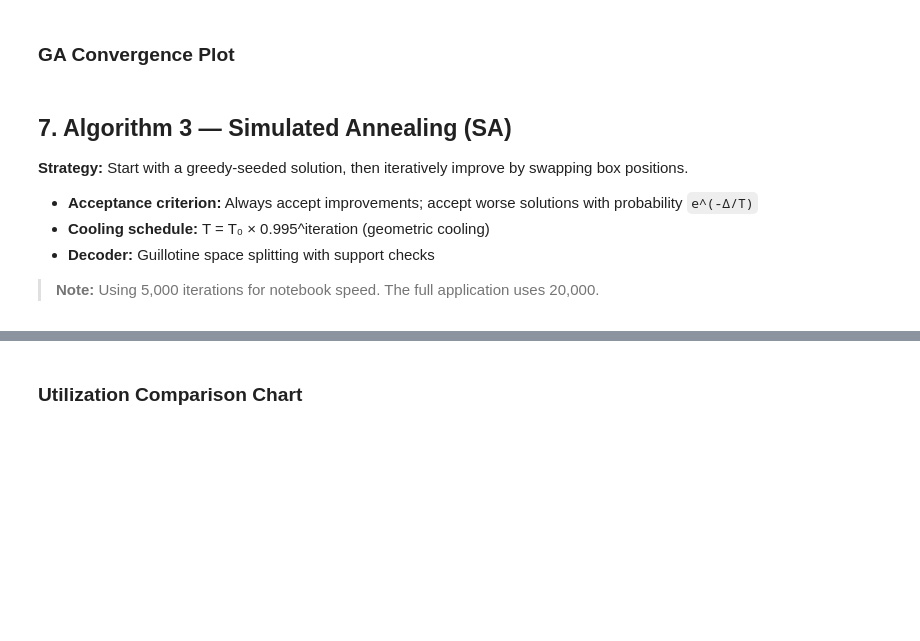
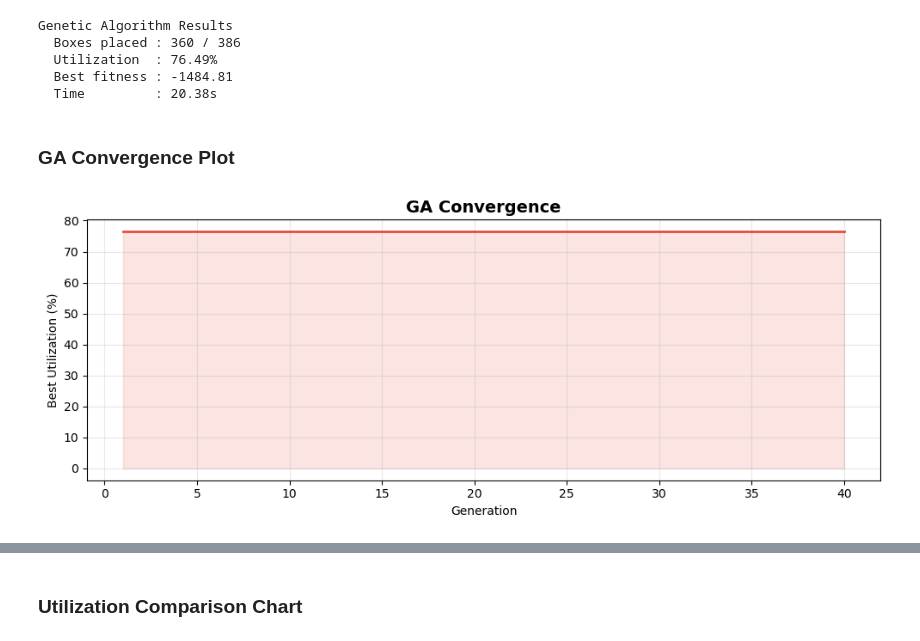
Before and after one commit to ayyoubbouchama/AI-Project10, a Jupyter notebook: notebooks/main.ipynb, the cells around one changed output, grey strips where cells are left out. Drawn from its saved outputs; the diff is of its cells as text; code cells hidden in the pictures; blank space fills up the shorter version.

```diff
--- a/notebooks/main.ipynb
+++ b/notebooks/main.ipynb
@@ -97,10 +0,0 @@ plt.show()
-# %%
-from core.models import Box, Container
-from core.data_loader import load_data
-
-boxes, container = load_data(DATA_PATH)
-print(f"Loaded {len(boxes)} boxes into {container}")
-print(f"Container volume: {container.volume():,} cm³")
-print(f"\nSample boxes:")
-for b in boxes[:5]:
-    print(f"  {b}")
@@ -191,0 +201,5 @@ print(f"  Time         : {ga_time:.2f}s")
+# %%
+from core.data_loader import load_data
+boxes, container = load_data(DATA_PATH)
+print(f'Loaded {len(boxes)} boxes into {container}')
+for b in boxes[:5]: print(f'  {b}')
@@ -192,24 +1163,33 @@ print(f"  Time         : {ga_time:.2f}s")
+# %%
+from algorithms.genetic import GeneticAlgorithm
+GeneticAlgorithm.POPULATION_SIZE = 30
+GeneticAlgorithm.NUM_GENERATIONS = 40
+start = time.perf_counter()
+ga_result = GeneticAlgorithm.solve(boxes, container)
+ga_time = time.perf_counter() - start
+ga_positions = ga_result['positions']
+ga_util = ga_result['utilization']
+print('Genetic Algorithm Results')
+print(f'  Boxes placed : {len(ga_positions)} / {len(boxes)}')
+print(f'  Utilization  : {ga_util:.2f}%')
+print(f'  Best fitness : {ga_result["fitness"]:.2f}')
+print(f'  Time         : {ga_time:.2f}s')
+# %% [output]
+Genetic Algorithm Results
+  Boxes placed : 360 / 386
+  Utilization  : 76.49%
+  Best fitness : -1484.81
+  Time         : 20.38s
 # %% [markdown]
 ### GA Convergence Plot
 # %%
 history = ga_result.get('history', [])
 if history:
     fig, ax = plt.subplots(figsize=(10, 4))
     ax.plot(range(1, len(history)+1), history, color='#E74C3C', linewidth=2)
-    ax.set_xlabel('Generation', fontsize=12)
-    ax.set_ylabel('Best Utilization (%)', fontsize=12)
-    ax.set_title('GA Convergence — Best Utilization Over Generations', fontsize=14, fontweight='bold')
-    ax.grid(alpha=0.3)
-    ax.fill_between(range(1, len(history)+1), history, alpha=0.15, color='#E74C3C')
-    plt.tight_layout()
-    plt.show()
+    ax.set_xlabel('Generation'); ax.set_ylabel('Best Utilization (%)')
+    ax.set_title('GA Convergence', fontsize=14, fontweight='bold')
+    ax.grid(alpha=0.3); ax.fill_between(range(1, len(history)+1), history, alpha=0.15, color='#E74C3C')
+    plt.tight_layout(); plt.show()
+# %% [output]
+[figure, added]
-# %% [markdown]
-## 7. Algorithm 3 — Simulated Annealing (SA)
-
-**Strategy:** Start with a greedy-seeded solution, then iteratively improve by swapping box positions.
-
-- **Acceptance criterion:** Always accept improvements; accept worse solutions with probability `e^(-Δ/T)`
-- **Cooling schedule:** T = T₀ × 0.995^iteration (geometric cooling)
-- **Decoder:** Guillotine space splitting with support checks
-
-> **Note:** Using 5,000 iterations for notebook speed. The full application uses 20,000.
```
Also changed, not shown: parts of 58 cells of this notebook, 5 other files.
